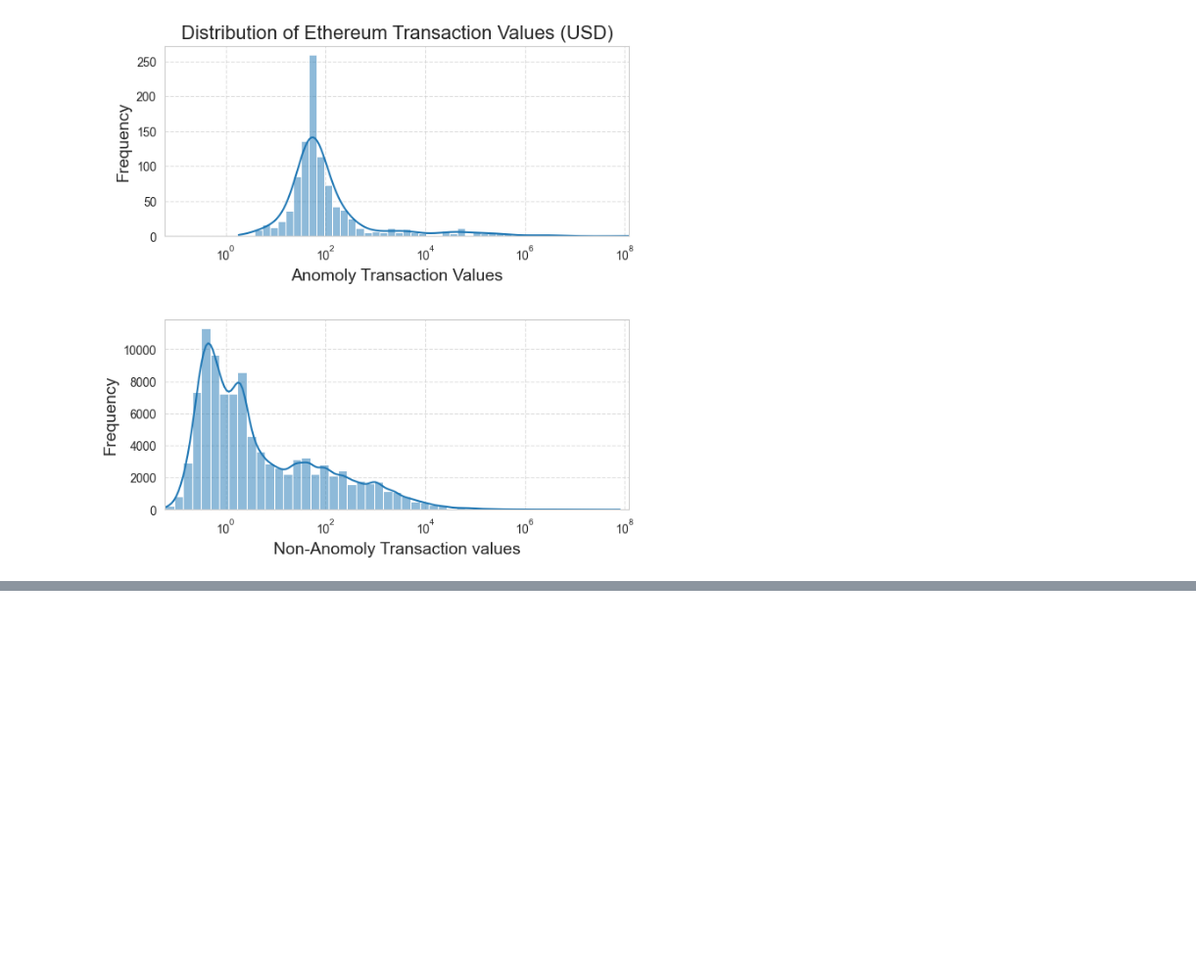
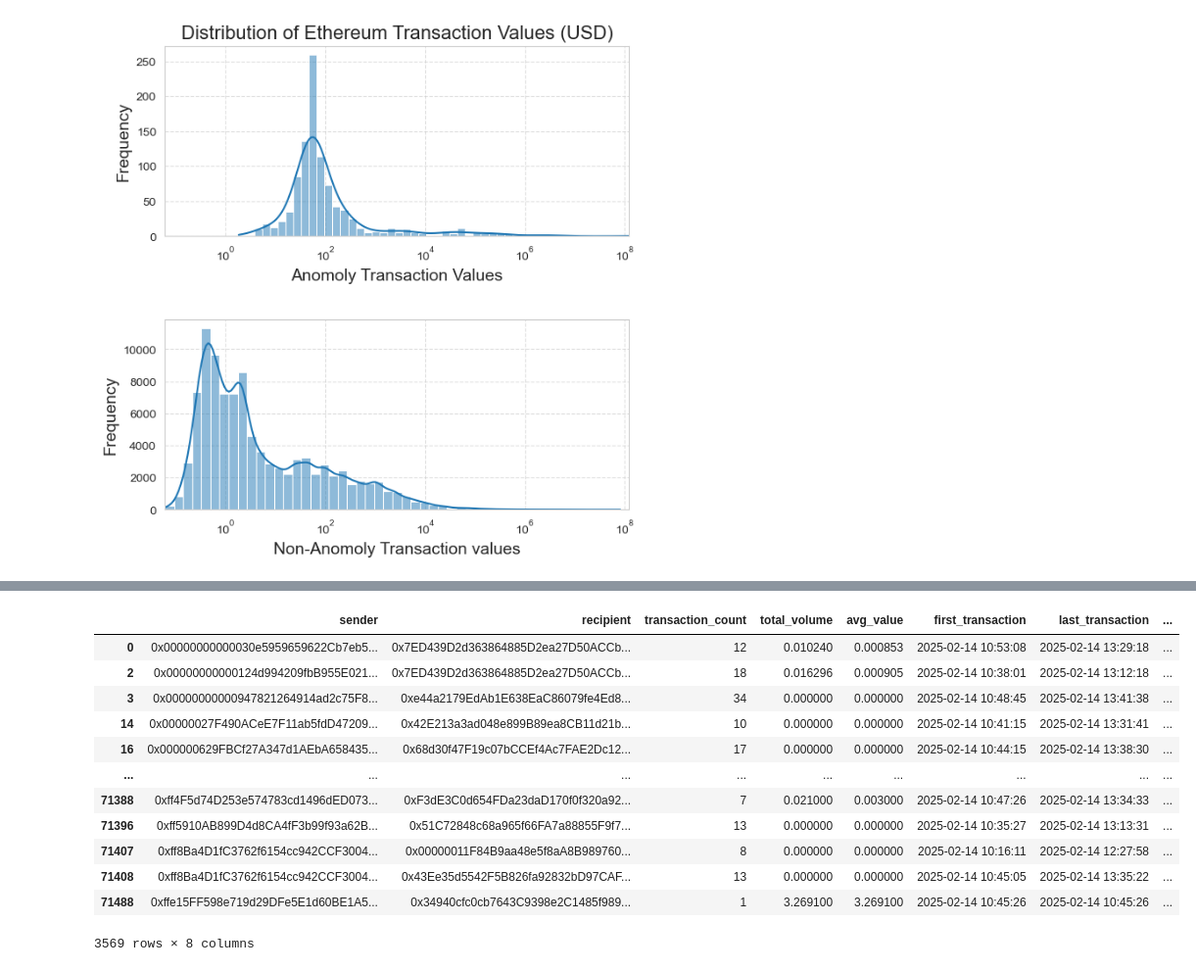
Before and after one commit to seelyfrank/blockchain-fraud-detection, a Jupyter notebook: notebooks/EDAv2.ipynb, the cells around one changed output, grey strips where cells are left out. Shown at 98% size. Drawn from its saved outputs; the diff is of its cells as text; code cells hidden in the pictures; blank space fills up the shorter version.

Commit message:
Continued with Isolation forest and came up with a plan for the final feature engineering before training the last Isolation Forest Model

```diff
--- a/notebooks/EDAv2.ipynb
+++ b/notebooks/EDAv2.ipynb
@@ -285,0 +301,11 @@ Mean of transaction value (USD) of flagged costs: 135892.81573343356
+# %%
+df['timestamp'] = pd.to_datetime(df['timestamp'])
+trade_counts = df.groupby(['sender', 'recipient']).agg(
+    transaction_count=('value', 'count'),
+    total_volume=('value', 'sum'),
+    avg_value=('value', 'mean'),
+    first_transaction=('timestamp', 'min'),
+    last_transaction=('timestamp', 'max')
+).reset_index()
+
+trade_counts.sort_values(by=['transaction_count'])
@@ -285,0 +326,22 @@ Mean of transaction value (USD) of flagged costs: 135892.81573343356
+# %%
+from sklearn.ensemble import IsolationForest
+
+iso = IsolationForest(contamination=0.05, random_state=42)
+trade_counts['anomaly_score'] = iso.fit_predict(trade_counts[['transaction_count', 'total_volume']])
+
+# Flag suspicious trading patterns
+suspicious_trades = trade_counts[trade_counts['anomaly_score'] == -1]
+# %% [output]
+|  | sender | recipient | transaction_count | total_volume | avg_value | first_transaction | last_transaction | ... |
+| 0 | 0x00000000000030e5959659622Cb7eb5... | 0x7ED439D2d363864885D2ea27D50ACCb... | 12 | 0.010240 | 0.000853 | 2025-02-14 10:53:08 | 2025-02-14 13:29:18 | ... |
+| 2 | 0x00000000000124d994209fbB955E021... | 0x7ED439D2d363864885D2ea27D50ACCb... | 18 | 0.016296 | 0.000905 | 2025-02-14 10:38:01 | 2025-02-14 13:12:18 | ... |
+| 3 | 0x00000000000947821264914ad2c75F8... | 0xe44a2179EdAb1E638EaC86079fe4Ed8... | 34 | 0.000000 | 0.000000 | 2025-02-14 10:48:45 | 2025-02-14 13:41:38 | ... |
+| 14 | 0x00000027F490ACeE7F11ab5fdD47209... | 0x42E213a3ad048e899B89ea8CB11d21b... | 10 | 0.000000 | 0.000000 | 2025-02-14 10:41:15 | 2025-02-14 13:31:41 | ... |
+| 16 | 0x000000629FBCf27A347d1AEbA658435... | 0x68d30f47F19c07bCCEf4Ac7FAE2Dc12... | 17 | 0.000000 | 0.000000 | 2025-02-14 10:44:15 | 2025-02-14 13:38:30 | ... |
+| ... | ... | ... | ... | ... | ... | ... | ... | ... |
+| 71388 | 0xff4F5d74D253e574783cd1496dED073... | 0xF3dE3C0d654FDa23daD170f0f320a92... | 7 | 0.021000 | 0.003000 | 2025-02-14 10:47:26 | 2025-02-14 13:34:33 | ... |
+| 71396 | 0xff5910AB899D4d8CA4fF3b99f93a62B... | 0x51C72848c68a965f66FA7a88855F9f7... | 13 | 0.000000 | 0.000000 | 2025-02-14 10:35:27 | 2025-02-14 13:13:31 | ... |
+| 71407 | 0xff8Ba4D1fC3762f6154cc942CCF3004... | 0x00000011F84B9aa48e5f8aA8B989760... | 8 | 0.000000 | 0.000000 | 2025-02-14 10:16:11 | 2025-02-14 12:27:58 | ... |
+| 71408 | 0xff8Ba4D1fC3762f6154cc942CCF3004... | 0x43Ee35d5542F5B826fa92832bD97CAF... | 13 | 0.000000 | 0.000000 | 2025-02-14 10:45:05 | 2025-02-14 13:35:22 | ... |
+| 71488 | 0xffe15FF598e719d29DFe5E1d60BE1A5... | 0x34940cfc0cb7643C9398e2C1485f989... | 1 | 3.269100 | 3.269100 | 2025-02-14 10:45:26 | 2025-02-14 10:45:26 | ... |
+3569 rows × 8 columns
```
Also changed, not shown: parts of 6 cells of this notebook, 3 other files.
